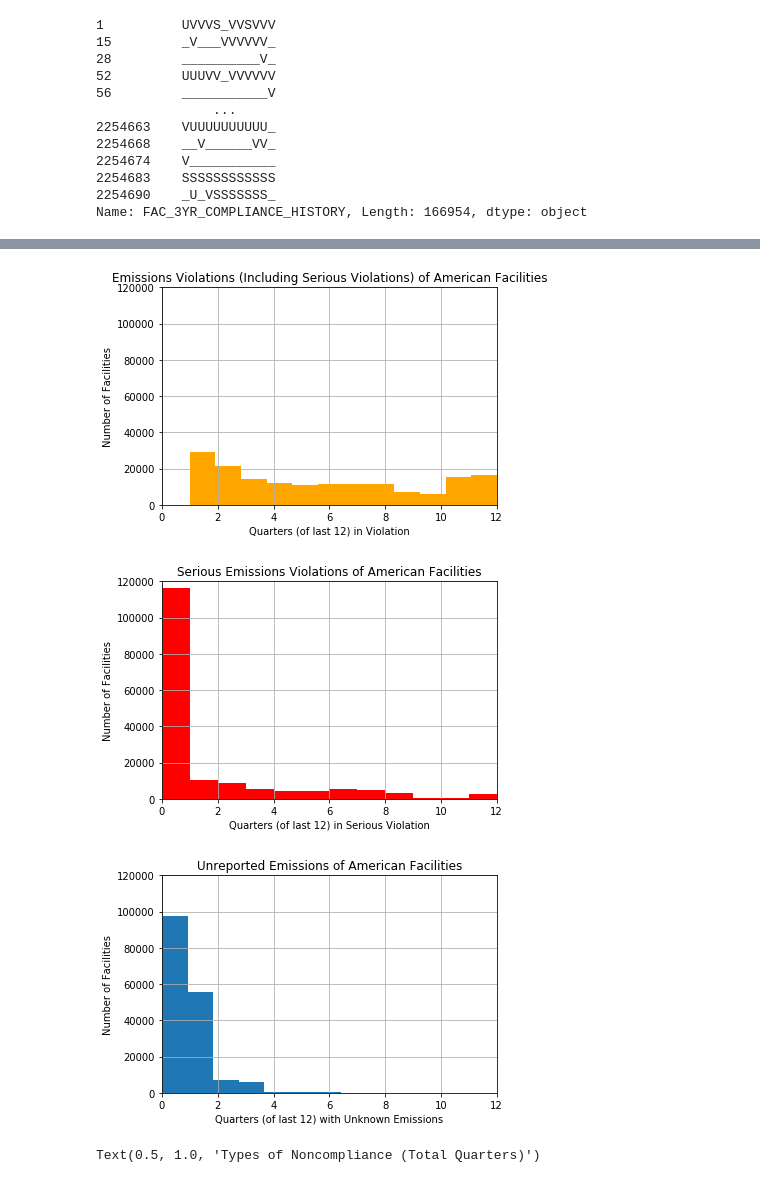
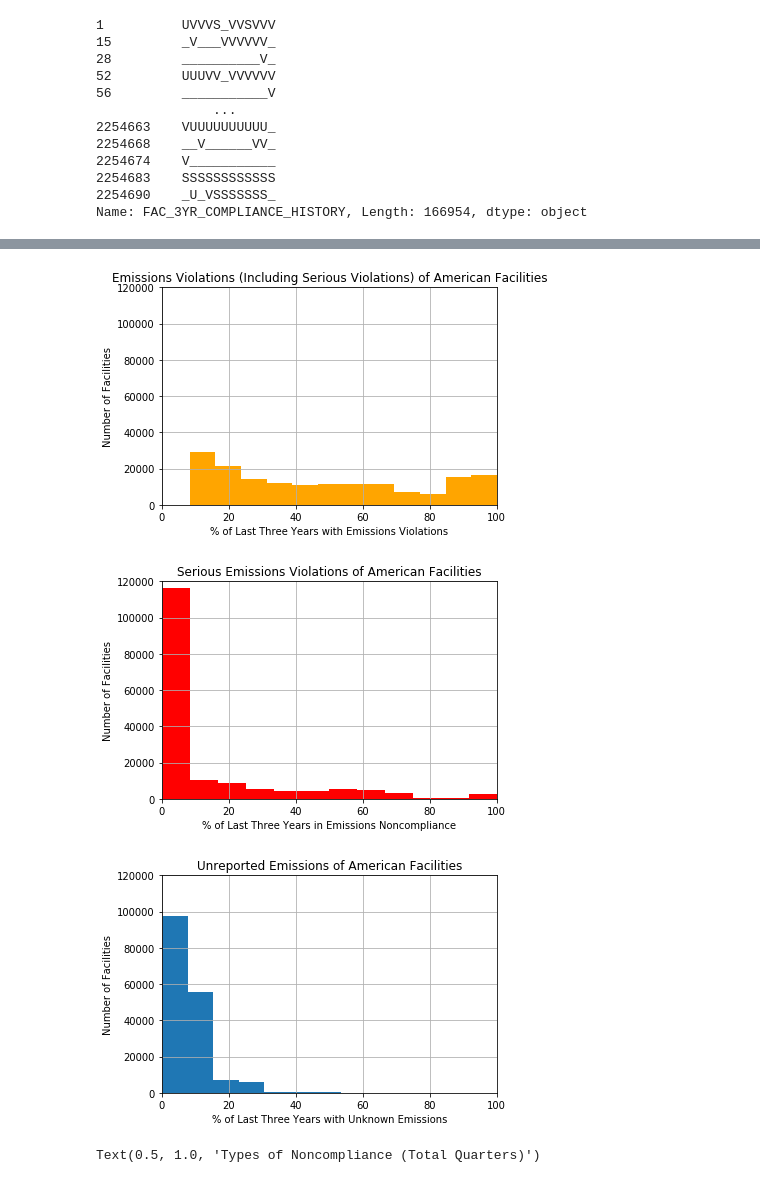
Before and after one commit to Frijol/echo-enforcement, a Jupyter notebook: exploration.ipynb, the cells around one changed output, grey strips where cells are left out. Cells and saved outputs as stored; diff of their text form; code cells hidden in the pictures.

```diff
--- a/exploration.ipynb
+++ b/exploration.ipynb
@@ -168,35 +166,35 @@ counted_data.head()
 | 52 | 1 | 0 | 0 | 8.0 | ... |
 | 56 | 1 | 0 | 0 | 1.0 | ... |
 # %%
-plt.hist(counted_data["VIOLATIONS_COUNT"], bins=12, color="orange")
+plt.hist(counted_data["VIOLATIONS_COUNT"]/.12, bins=12, color="orange")
 plt.title("Emissions Violations (Including Serious Violations) of American Facilities")
-plt.xlabel("Quarters (of last 12) in Violation")
+plt.xlabel("% of Last Three Years with Emissions Violations")
 plt.ylabel("Number of Facilities")
-plt.xlim(0, 12)
+plt.xlim(0, 100)
 plt.ylim(0, 120000)
 plt.grid()
 # %% [output]
-[figure, old version]
+[figure, new version]
 # %%
-plt.hist(counted_data["SERIOUS_VIOLATIONS_COUNT"], bins=12, color="red")
+plt.hist(counted_data["SERIOUS_VIOLATIONS_COUNT"]/.12, bins=12, color="red")
 plt.title("Serious Emissions Violations of American Facilities")
-plt.xlabel("Quarters (of last 12) in Serious Violation")
+plt.xlabel("% of Last Three Years in Emissions Noncompliance")
 plt.ylabel("Number of Facilities")
-plt.xlim(0, 12)
+plt.xlim(0, 100)
 plt.ylim(0, 120000)
 plt.grid()
 # %% [output]
-[figure, old version]
+[figure, new version]
 # %%
-plt.hist(counted_data["UNKNOWN_COUNT"], bins=12)
+plt.hist(counted_data["UNKNOWN_COUNT"]/.12, bins=12)
 plt.title("Unreported Emissions of American Facilities")
-plt.xlabel("Quarters (of last 12) with Unknown Emissions")
+plt.xlabel("% of Last Three Years with Unknown Emissions")
 plt.ylabel("Number of Facilities")
-plt.xlim(0, 12)
+plt.xlim(0, 100)
 plt.ylim(0, 120000)
 plt.grid()
 # %% [output]
-[figure, old version]
+[figure, new version]
 # %%
 plt.pie([counted_data["UNKNOWN_COUNT"].sum(), counted_data["VIOLATIONS_COUNT"].sum()], labels=["Unknown", "Violation (Including Serious Violation)"], colors=["blue", "orange"])
 plt.title("Types of Noncompliance (Total Quarters)")
```
Also changed, not shown: parts of 9 cells of this notebook, 1 other file.
